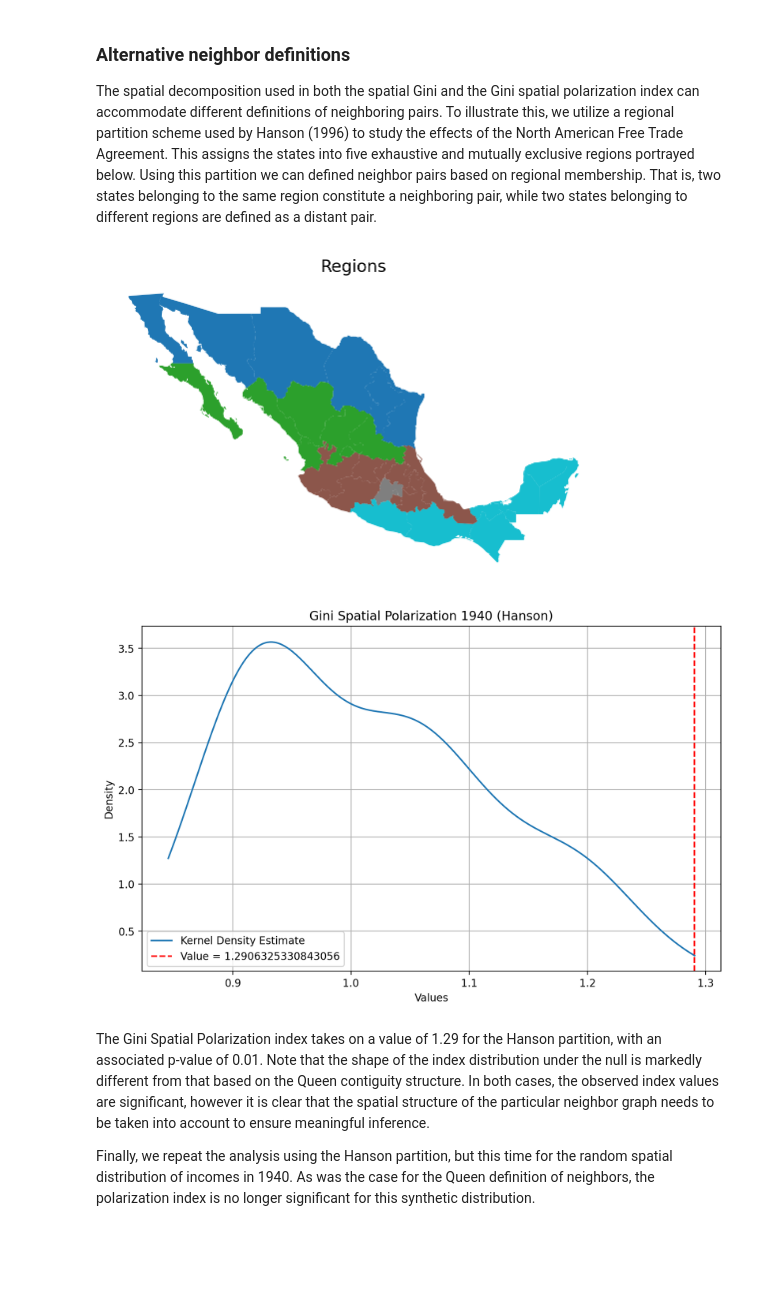
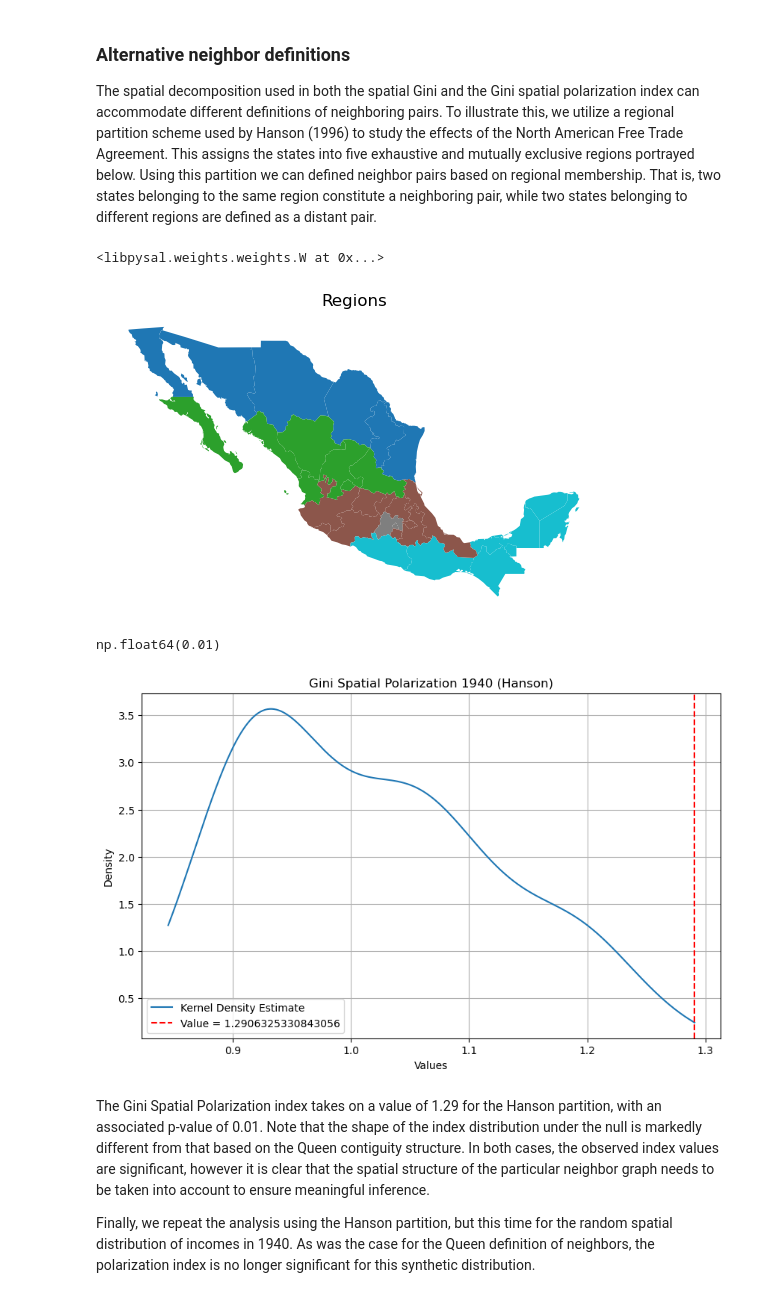
Before and after one commit to pysal/inequality, a Jupyter notebook: docs/user-guide/measure/gini.ipynb, the cells around one changed output. Cells and saved outputs as stored; diff of their text form; code cells hidden in the pictures; blank space fills up the shorter version.

```diff
--- a/docs/user-guide/measure/gini.ipynb
+++ b/docs/user-guide/measure/gini.ipynb
@@ -514,49 +482,49 @@ partition we can defined neighbor pairs based on regional membership.
 That is, two states belonging to the same region constitute a
 neighboring pair, while two states belonging to different regions are
 defined as a distant pair.
+# %%
+regimes = gdf["HANSON98"]
+
+wb = libpysal.weights.block_weights(regimes, silence_warnings=True)
+wb
+# %% [output]
+<libpysal.weights.weights.W at 0x...>
+# %%
+ax = gdf.plot(column="HANSON98", categorical=True)
+ax.set_title("Regions")
+ax.set_axis_off()
+# %% [output]
+[figure, added]
+# %%
+numpy.random.seed(12345)
+gsh = inequality.gini.Gini_Spatial(gdf["PCGDP1940"], wb)
+gsh.p_sim
+# %% [output]
+np.float64(0.01)
 # %%
-regimes = gdf["HANSON98"]
-
-wb = libpysal.weights.block_weights(regimes, silence_warnings=True)
-wb
-
-ax = gdf.plot(column="HANSON98", categorical=True)
-ax.set_title("Regions")
-ax.set_axis_off()
-
-numpy.random.seed(12345)
-gsh = inequality.gini.Gini_Spatial(gdf["PCGDP1940"], wb)
-gsh.p_sim
-
-
-import numpy as np
-import matplotlib.pyplot as plt
-from scipy.stats import gaussian_kde
-
 # Data array
 data = gsh.polarization_sim
 
 obs = gsh.polarization
 
 # Kernel Density Estimation
 kde = gaussian_kde(data)
 maxd = max(max(data), obs)
-x_range = np.linspace(min(data), maxd, 1000)
+x_range = numpy.linspace(min(data), maxd, 1000)
 kde_values = kde(x_range)
 
 # Plot
 plt.figure(figsize=(10, 6))
 plt.plot(x_range, kde_values, label="Kernel Density Estimate")
 plt.axvline(x=obs, color="red", linestyle="--", label=f"Value = {obs}")
 plt.title("Gini Spatial Polarization 1940 (Hanson)")
 plt.xlabel("Values")
 plt.ylabel("Density")
 plt.legend()
 plt.grid(True)
 plt.show()
 # %% [output]
-[figure, old version]
+[figure, new version]
-[figure, removed]
 # %% [markdown]
 The Gini Spatial Polarization index takes on a value of 1.29 for the
 Hanson partition, with an associated p-value of 0.01. Note that the
```
Also changed, not shown: parts of 21 cells of this notebook, 12 other files.
